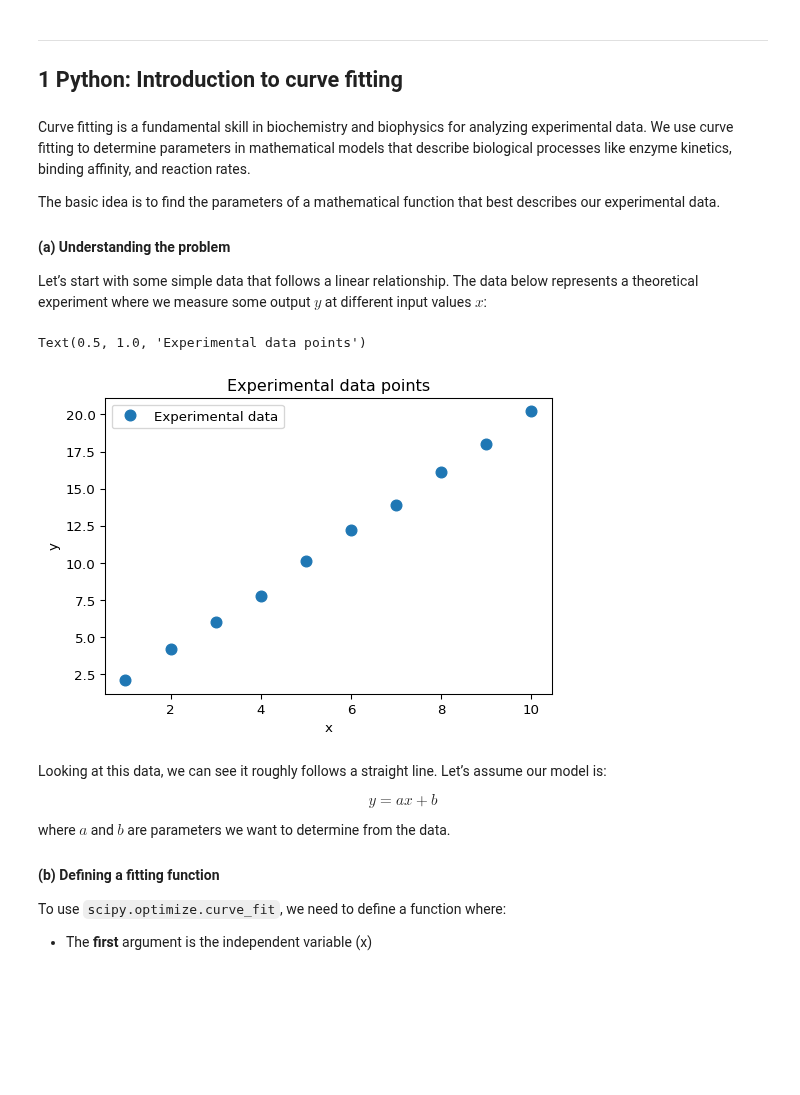
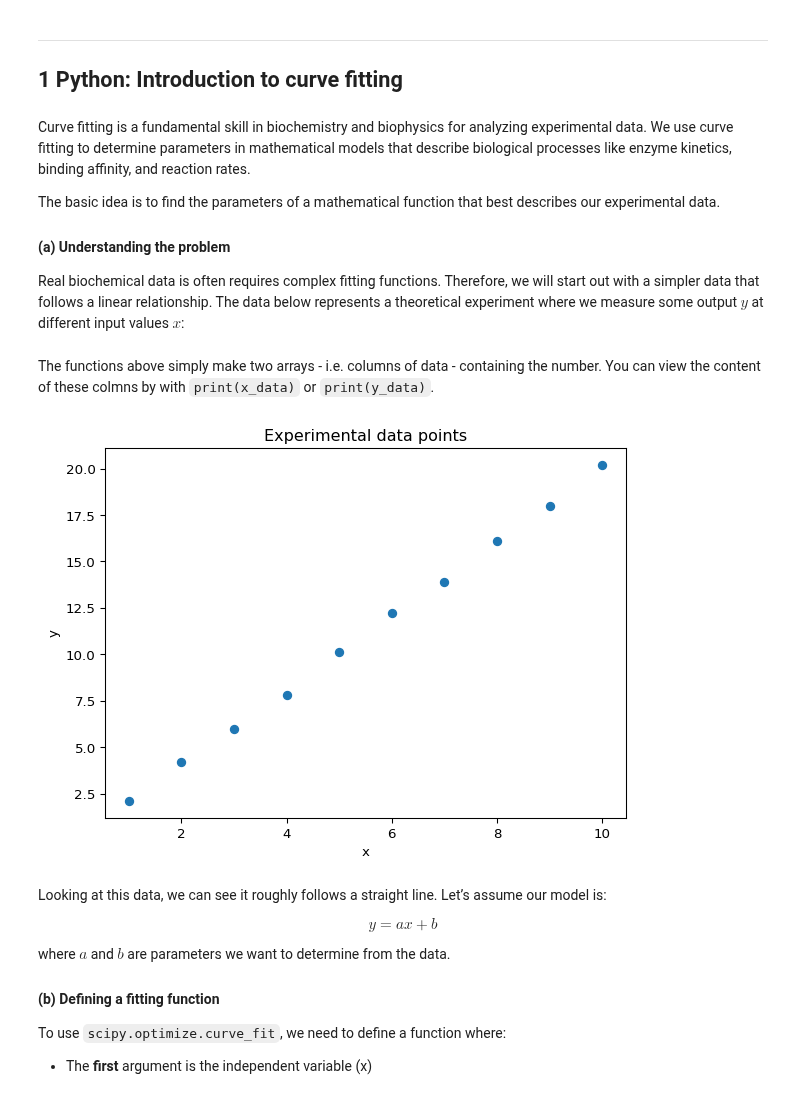
Before and after one commit to au-mbg/fysisk-biokemi, a Jupyter notebook: built_notebooks/master/week_46.ipynb, the cells around one changed output. Drawn from its saved outputs; the diff is of its cells as text; code cells hidden in the pictures; blank space fills up the shorter version.

```diff
--- a/built_notebooks/master/week_46.ipynb
+++ b/built_notebooks/master/week_46.ipynb
@@ -25,7 +25,8 @@ best describes our experimental data.
 
 #### (a) Understanding the problem
 
-Let’s start with some simple data that follows a linear relationship.
-The data below represents a theoretical experiment where we measure some
-output $y$ at different input values $x$:
+Real biochemical data is often requires complex fitting functions.
+Therefore, we will start out with a simpler data that follows a linear
+relationship. The data below represents a theoretical experiment where
+we measure some output $y$ at different input values $x$:
 # %%
@@ -33,16 +36,24 @@ output $y$ at different input values $x$:
 x_data = np.array([1, 2, 3, 4, 5, 6, 7, 8, 9, 10])
 y_data = np.array([2.1, 4.2, 6.0, 7.8, 10.1, 12.2, 13.9, 16.1, 18.0, 20.2])
+# %% [markdown]
+The functions above simply make two arrays - i.e. columns of data -
+containing the number. You can view the content of these colmns by with
+`print(x_data)` or `print(y_data)`.
 # %%
 # Plot the data
-fig, ax = plt.subplots(figsize=(6, 4))
-ax.plot(x_data, y_data, 'o', markersize=8, label='Experimental data')
+fig, ax = plt.subplots()
+
+## Your task: Plot the data as a scatter plot! ##
+## Recall that you can do this with: ax.plot(x_data, y_data, 'o')
+ax.plot(x_data, y_data, 'o')
+
+## EXTRAS - You do not need to read or understand ##
+## Adding customization ##
 ax.set_xlabel('x')
 ax.set_ylabel('y')
-ax.legend()
-ax.set_title('Experimental data points')
+ax.set_title('Experimental data points');
 # %% [output]
-Text(0.5, 1.0, 'Experimental data points')
-[figure, old version]
+[figure, new version]
 # %% [markdown]
 Looking at this data, we can see it roughly follows a straight line.
 Let’s assume our model is:
```
Also changed, not shown: parts of 122 cells of this notebook, 13 other files.
